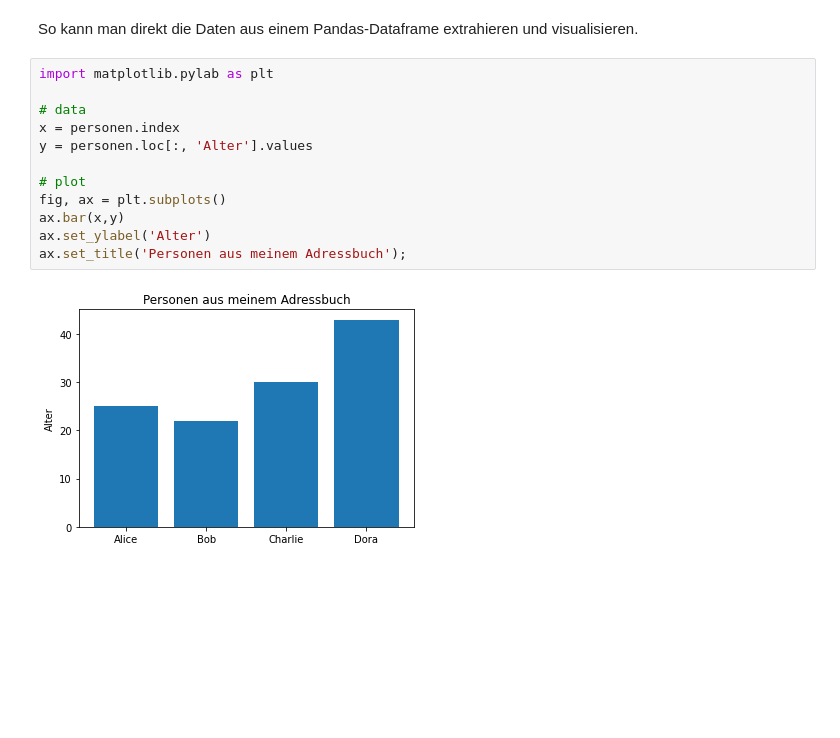
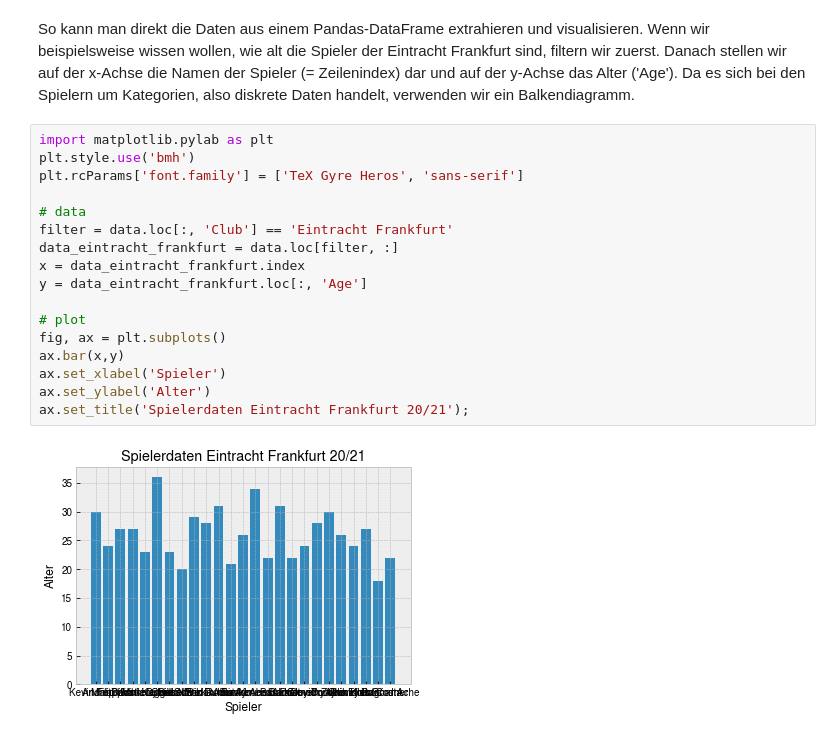
Before and after one commit to gramschs/book_ml4ing, a Jupyter notebook: doc/chapter05/sec02.ipynb, the cells around one changed output. Saved outputs shown, nothing was run; the diff lists cells and outputs as text; blank space fills up the shorter version.

```diff
--- a/doc/chapter05/sec02.ipynb
+++ b/doc/chapter05/sec02.ipynb
@@ -64,16 +62,26 @@ Inhalt personen.values [[25 'Mannheim']
 # %% [markdown]
-So kann man direkt die Daten aus einem Pandas-Dataframe extrahieren und visualisieren.
+So kann man direkt die Daten aus einem Pandas-DataFrame extrahieren und
+visualisieren. Wenn wir beispielsweise wissen wollen, wie alt die Spieler der
+Eintracht Frankfurt sind, filtern wir zuerst. Danach stellen wir auf der x-Achse
+die Namen der Spieler (= Zeilenindex) dar und auf der y-Achse das Alter ('Age').
+Da es sich bei den Spielern um Kategorien, also diskrete Daten handelt,
+verwenden wir ein Balkendiagramm.
 # %%
 import matplotlib.pylab as plt
+plt.style.use('bmh')
+plt.rcParams['font.family'] = ['TeX Gyre Heros', 'sans-serif']
 
 # data
-x = personen.index
-y = personen.loc[:, 'Alter'].values
+filter = data.loc[:, 'Club'] == 'Eintracht Frankfurt'
+data_eintracht_frankfurt = data.loc[filter, :]
+x = data_eintracht_frankfurt.index
+y = data_eintracht_frankfurt.loc[:, 'Age']
 
 # plot
 fig, ax = plt.subplots()
 ax.bar(x,y)
+ax.set_xlabel('Spieler')
 ax.set_ylabel('Alter')
-ax.set_title('Personen aus meinem Adressbuch');
+ax.set_title('Spielerdaten Eintracht Frankfurt 20/21');
 # %% [output]
-[figure, old version]
+[figure, new version]
```
Also changed, not shown: parts of 16 cells of this notebook, 7 other files.
